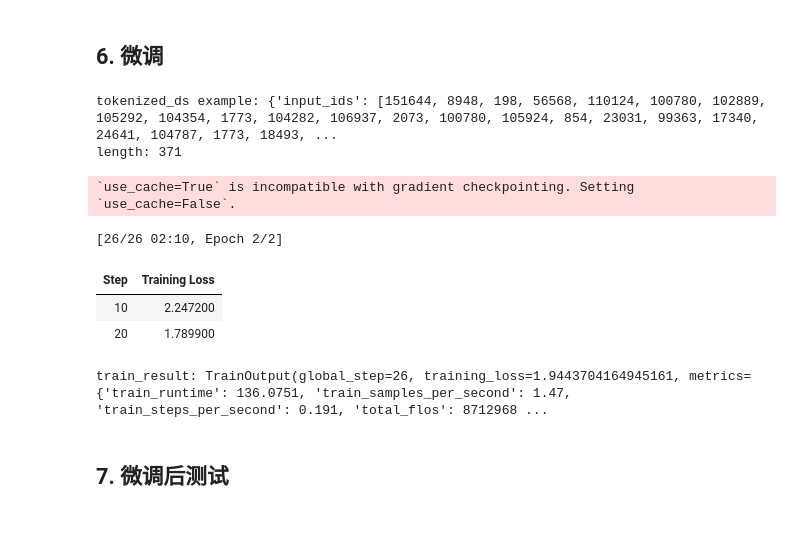
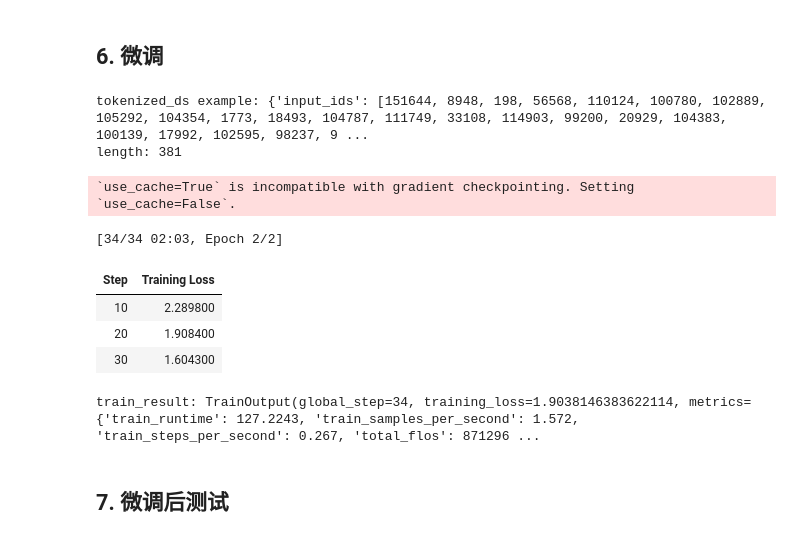
Before and after one commit to chenkx612/Qwen2-Roleplay-SFT, a Jupyter notebook: roleplay.ipynb, the cells around one changed output. Saved outputs shown, nothing was run; the diff lists cells and outputs as text; code cells hidden in the pictures.

Commit message:
修改system prompt

```diff
--- a/roleplay.ipynb
+++ b/roleplay.ipynb
@@ -135,8 +135,7 @@ TOP_N = 100
 MAX_LEN = 500
 MIN_LEN = 100
 
-raw_ds = load_dataset("LooksJuicy/Chinese-Roleplay-SingleTurn")
-train_raw = raw_ds['train']
+train_raw  = load_dataset("LooksJuicy/Chinese-Roleplay-SingleTurn")['train']
 
 def is_valid_sample(sample, min_len=MIN_LEN, max_len=MAX_LEN):
     total_len = total_length(sample)
@@ -170,39 +169,36 @@ pprint.pprint(train_ds_raw[0])
 # %%
 import re
 
-def format_roleplay(example, include_assistant=True):
+def format_roleplay(example, train=True):
     """
     将 instruction 作为角色设定放入 system, input 作为 user, output 作为 assistant.
-    include_assistant: 当为 False 时，会省略 assistant 参考答案（用于推理/测试）
+    train: 当为 False 时，会省略 assistant 参考答案（用于推理/测试）
     """
     instr = example.get("instruction", "").strip() or "<未提供角色设定>"
     user_input = example.get("input", "").strip() or "<无用户输入>"
-    assistant_output = example.get("output", "").strip() or ""
+    assistant_output = example.get("output", "").strip()
 
     system_prompt = (
         "你是一名角色扮演聊天机器人。"
-        "在回复开头和结尾各加一段括号内的简短描述，用以描述角色的表情或动作。"
-        "回复的内容、语气、情感、表情、动作应符合下方“角色设定”。"
+        "在每次回复时："
+        "1) 开头与结尾各插入一段括号内的简短描述，用第三人称描写角色的表情或动作；"
+        "2) 正文必须以第一人称进行对话；"
+        "3) 回复的内容、语气、情感、表情和动作必须符合下方“角色设定”。"
         f"\n角色设定：{instr}"
     )
 
-    def _build_conversation(include_assistant_flag: bool):
-        conv = [
-            {"role": "system", "content": system_prompt},
-            {"role": "user", "content": user_input},
-        ]
-        if include_assistant_flag and assistant_output:
-            conv.append({"role": "assistant", "content": assistant_output})
-        return conv
+    conv = [
+        {"role": "system", "content": system_prompt},
+        {"role": "user", "content": user_input},
+    ]
+    if train and assistant_output:
+        conv.append({"role": "assistant", "content": assistant_output})
 
     full_text = tokenizer.apply_chat_template(
-        conversation=_build_conversation(include_assistant),
+        conversation=conv,
         tokenize=False, enable_thinking=False,
-        add_generation_prompt=not include_assistant
+        add_generation_prompt=not train
     )
-
-    # 删除所有 <think>...</think> 块及其后续空白
-    full_text = re.sub(r"<think>.*?</think>\s*", "", full_text, flags=re.DOTALL)
 
     output_with_eos = assistant_output + tokenizer.eos_token
 
@@ -331,49 +339,51 @@ tokenized_ds = train_ds.map(
     tokenize_function, batched=True, remove_columns=train_ds.column_names
 )
 # %%
-print('tokenized_ds example:', tokenized_ds[0])
+print('tokenized_ds example:')
+pprint.pprint(tokenized_ds[0])
 print('length:', len_tokens(tokenized_ds[0]))
 # %% [output]
-tokenized_ds example: {'input_ids': [151644, 8948, 198, 56568, 110124, 100780, 102889, 105292, 104354, 1773, 104282, 106937, 2073, 100780, 105924, 854, 23031, 99363, 17340, 24641, 104787, 1773, 18493, ...
-length: 371
+tokenized_ds example: {'input_ids': [151644, 8948, 198, 56568, 110124, 100780, 102889, 105292, 104354, 1773, 18493, 104787, 111749, 33108, 114903, 99200, 20929, 104383, 100139, 17992, 102595, 98237, 9 ...
+length: 381
 # %%
-PER_DEVICE_BATCH_SIZE = 6
+PER_DEVICE_BATCH_SIZE = 8
 GRADIENT_ACCUMULATION_STEPS = 1
 NUM_EPOCHS = 2
 LEARNING_RATE = 2e-4
 
 training_args = TrainingArguments(
     output_dir='./checkpoints',
     per_device_train_batch_size=PER_DEVICE_BATCH_SIZE,
     gradient_accumulation_steps=GRADIENT_ACCUMULATION_STEPS,
     num_train_epochs=NUM_EPOCHS,
     learning_rate=LEARNING_RATE,
     fp16=torch.cuda.is_available(),
     logging_steps=10,
     save_total_limit=2,
     save_strategy='epoch',
     remove_unused_columns=False,
     report_to="none"  # 关闭wandb日志
 )
 
 trainer = Trainer(
     model=model,
     args=training_args,
     train_dataset=tokenized_ds,
-    data_collator=default_data_collator,
-    tokenizer=tokenizer,
+    data_collator=default_data_collator
 )
 
 # 开始训练
 train_result = trainer.train()
-print('train_result:', train_result)
+print('train_result:')
+pprint.pprint(train_result)
 # %% [output]
 `use_cache=True` is incompatible with gradient checkpointing. Setting `use_cache=False`.
-[26/26 02:10, Epoch 2/2]
+[34/34 02:03, Epoch 2/2]
 | Step | Training Loss |
-| 10 | 2.247200 |
-| 20 | 1.789900 |
+| 10 | 2.289800 |
+| 20 | 1.908400 |
+| 30 | 1.604300 |
-train_result: TrainOutput(global_step=26, training_loss=1.9443704164945161, metrics={'train_runtime': 136.0751, 'train_samples_per_second': 1.47, 'train_steps_per_second': 0.191, 'total_flos': 8712968 ...
+train_result: TrainOutput(global_step=34, training_loss=1.9038146383622114, metrics={'train_runtime': 127.2243, 'train_samples_per_second': 1.572, 'train_steps_per_second': 0.267, 'total_flos': 871296 ...
 # %% [markdown]
 ## 7. 微调后测试
 # %%
```
Also changed, not shown: parts of 5 cells of this notebook.
